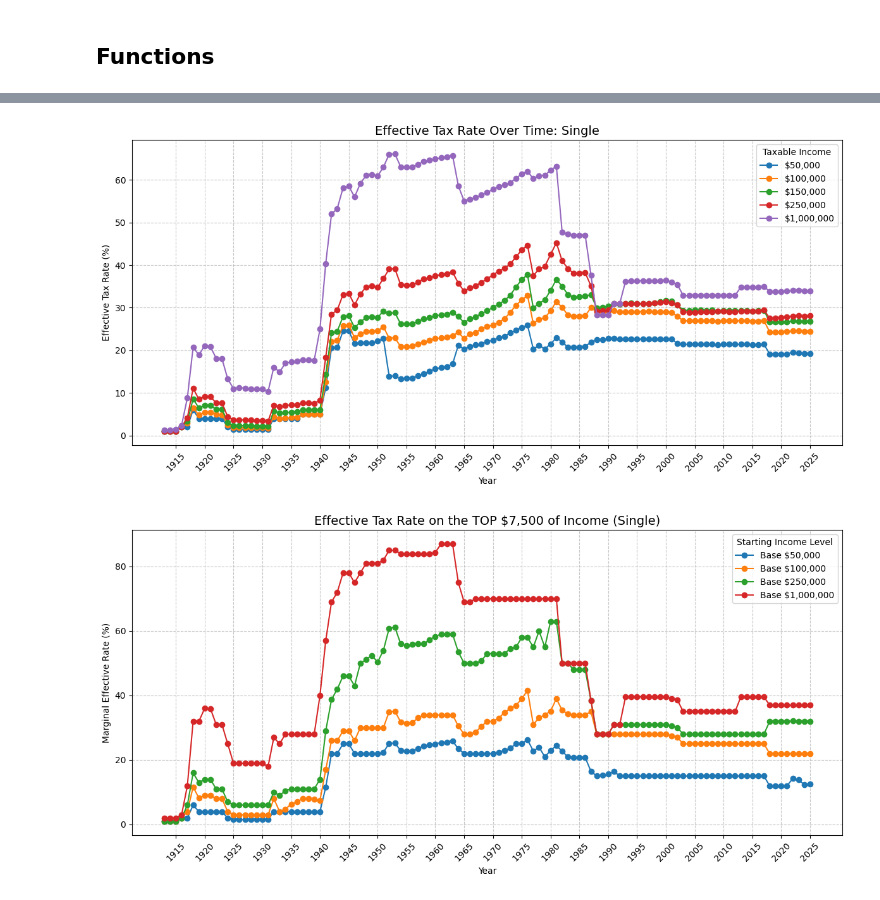
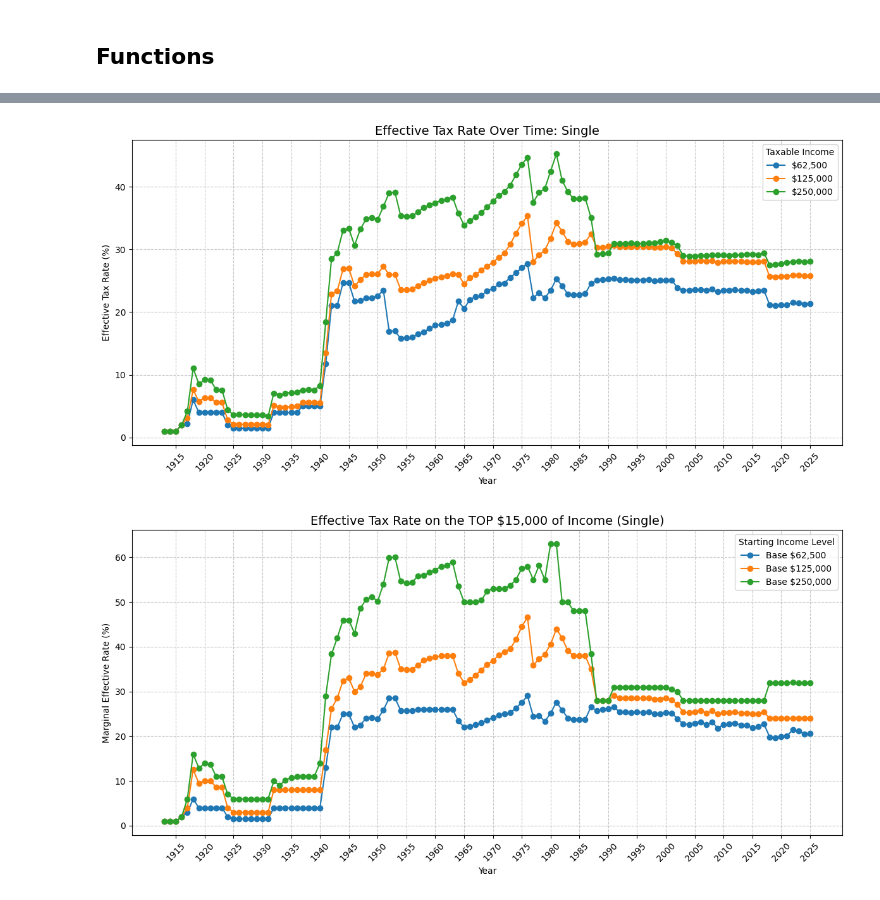
Before and after one commit to cormac-taylor/taxation, a Jupyter notebook: taxation.ipynb, the cells around one changed output, grey strips where cells are left out. Drawn from its saved outputs; the diff is of its cells as text; code cells hidden in the pictures.

Commit message:
break even taxable income for roth

```diff
--- a/taxation.ipynb
+++ b/taxation.ipynb
@@ -348,8 +500,8 @@ plot_for_taxable_income(1_000_000)
 # %%
-plot_for_incomes_by_status('Single', [50_000, 100_000, 150_000, 250_000, 1_000_000])
+plot_effective_rate_by_incomes('Single', [62_500, 125_000, 250_000])
 # %% [output]
-[figure, old version]
+[figure, new version]
 # %%
-plot_top_x_marginal_rate('Single', [50_000, 100_000, 250_000, 1_000_000], 7500)
+plot_marginal_rate_by_top_dollars('Single', [62_500, 125_000, 250_000], 15_000)
 # %% [output]
-[figure, old version]
+[figure, new version]
```
Also changed, not shown: parts of 9 cells of this notebook.
